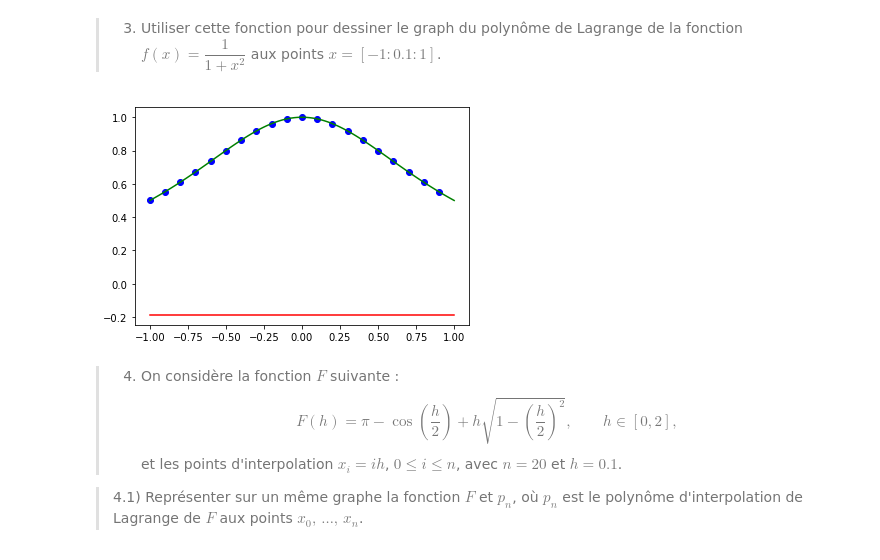
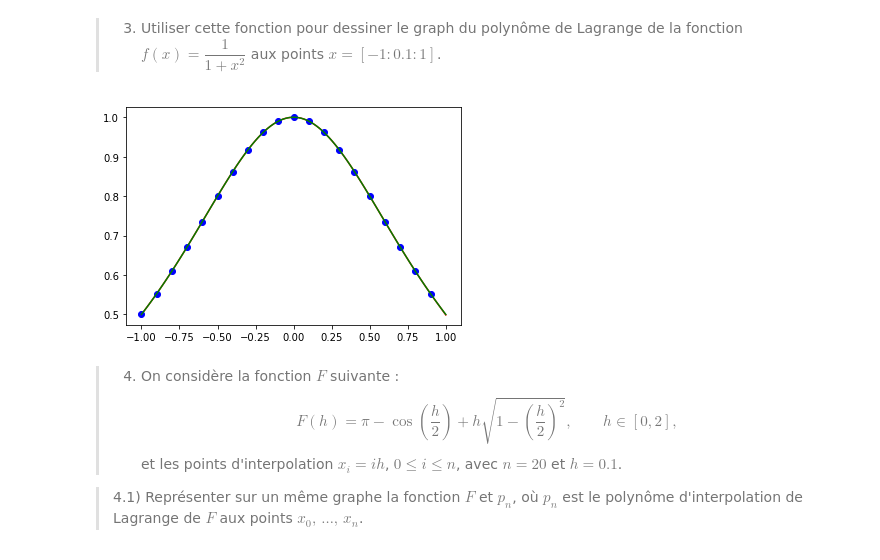
Before and after one commit to ghadaghanney/NUM_ANALYSIS, a Jupyter notebook: NUM_ANALYSIS.TP2.ipynb, the cells around one changed output. Cells and saved outputs as stored; diff of their text form; code cells hidden in the pictures.

```diff
--- a/NUM_ANALYSIS.TP2.ipynb
+++ b/NUM_ANALYSIS.TP2.ipynb
@@ -73,15 +74,15 @@ import numpy as np # Bibliothéque permet d’effectuer des calculs numériques
 # %%
 x=np.arange(-1,1,0.1)
 f= lambda x:1/(1+x**2)
 y=f(x)
 pn=[]
 t=np.linspace(-1,1,100);
 for i in range (len(t)):
-    pn.append(PRO(x,y,t[i]))
+    pn.append(PR(x,y,t[i]))
 plt.plot(t,pn,"r",x,y,"bo",t,f(t),"g")
 plt.show() # afficher le graphe
 # %% [output]
-[figure, old version]
+[figure, new version]
 # %% [markdown]
 >4) On considère la fonction $F$ suivante :$$
 F(h) = \pi -\cos \left(\frac{h}{2}\right) + h \sqrt{1-\left(\frac{h}{2}\right)^2}, \qquad
```
Also changed, not shown: parts of 16 cells of this notebook.
